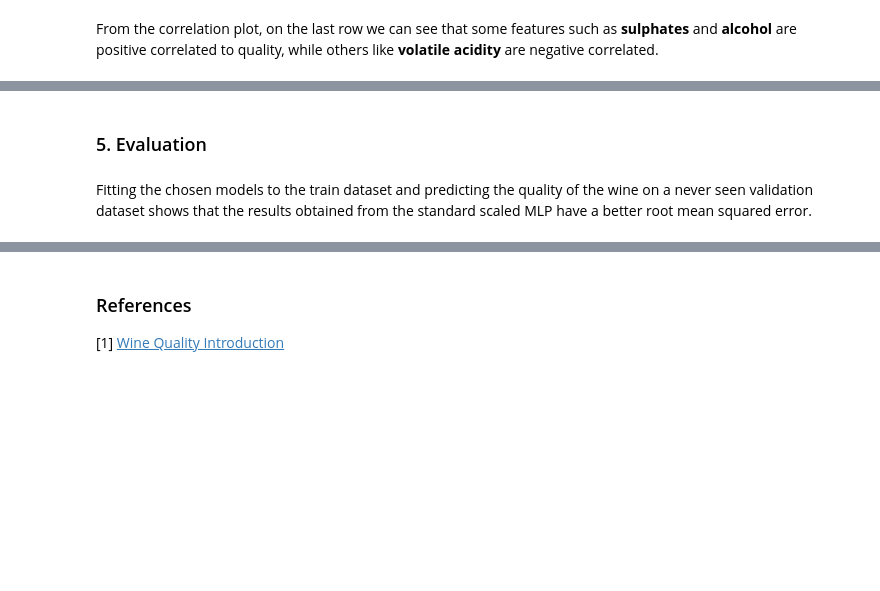
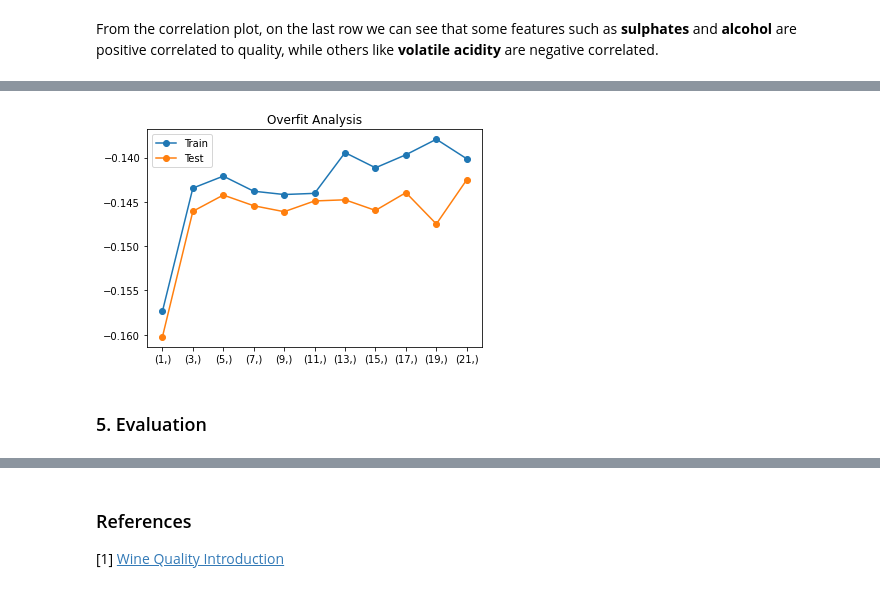
Before and after one commit to rodrigotorn/kaggle-redwine-regression, a Jupyter notebook: pipeline.ipynb, the cells around one changed output, grey strips where cells are left out. Saved outputs shown, nothing was run; the diff lists cells and outputs as text; code cells hidden in the pictures; blank space fills up the shorter version.

```diff
--- a/pipeline.ipynb
+++ b/pipeline.ipynb
@@ -162,6 +164,6 @@ plt.show()
 # %%
-minmax_results = pd.read_csv('outputs/mlp_minmax_results.csv')
-minmax_results['test/train'] =
-	minmax_results['mean_test_score']/minmax_results['mean_train_score']
-minmax_results[minmax_results['test/train'] \
-	< 1.05].sort_values(['rank_test_score'])
+results = pd.read_csv('outputs/mlp_results.csv')
+results['test/train'] = \
+  results['mean_test_score']/results['mean_train_score']
+results[results['test/train'] \
+  < 1.05].sort_values(['rank_test_score'])
@@ -168,23 +184,24 @@ minmax_results[minmax_results['test/train'] \
 # %%
-sample1 = minmax_results.query(
-	"""param_activation == 'tanh'
-	& param_batch_size == 50
-	& param_max_iter == 800"""
+sample = results.query(
+  """param_activation == 'relu' \
+  & param_batch_size == 50 \
+  & param_max_iter == 800 \
+  & param_alpha == 0.0001"""
 )
 plt.plot(
-	sample1['param_hidden_layer_sizes'],
-	sample1['mean_train_score'],
-	'-o', label='Train')
+  sample['param_hidden_layer_sizes'],
+  sample['mean_train_score'],
+  '-o', label='Train')
 plt.plot(
-	sample1['param_hidden_layer_sizes'],
-	sample1['mean_test_score'],
-	'-o', label='Test')
+  sample['param_hidden_layer_sizes'],
+  sample['mean_test_score'],
+  '-o', label='Test')
 plt.legend()
-plt.title('Overfit Analysis - MinMax MLP')
+plt.title('Overfit Analysis')
 plt.show()
+# %% [output]
+[figure, added]
 # %% [markdown]
 ### 5. Evaluation
-# %% [markdown]
-Fitting the chosen models to the train dataset and predicting the quality of the wine on a never seen validation dataset shows that the results obtained from the standard scaled MLP have a better root mean squared error.
 # %%
 validation = pd.read_csv('data/validation.csv',
```
Also changed, not shown: parts of 22 cells of this notebook, 5 other files.
